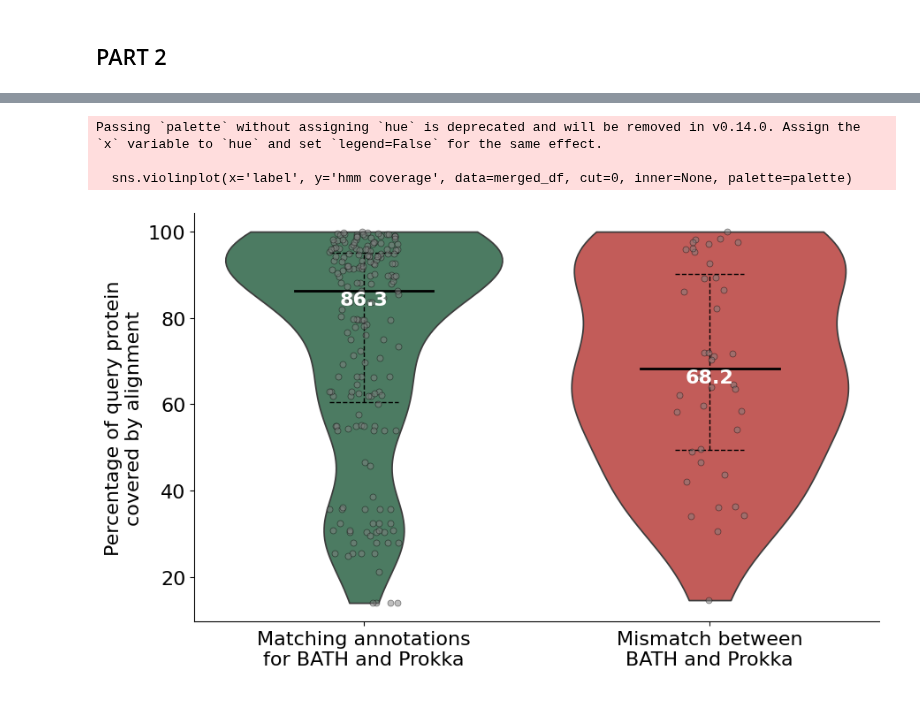
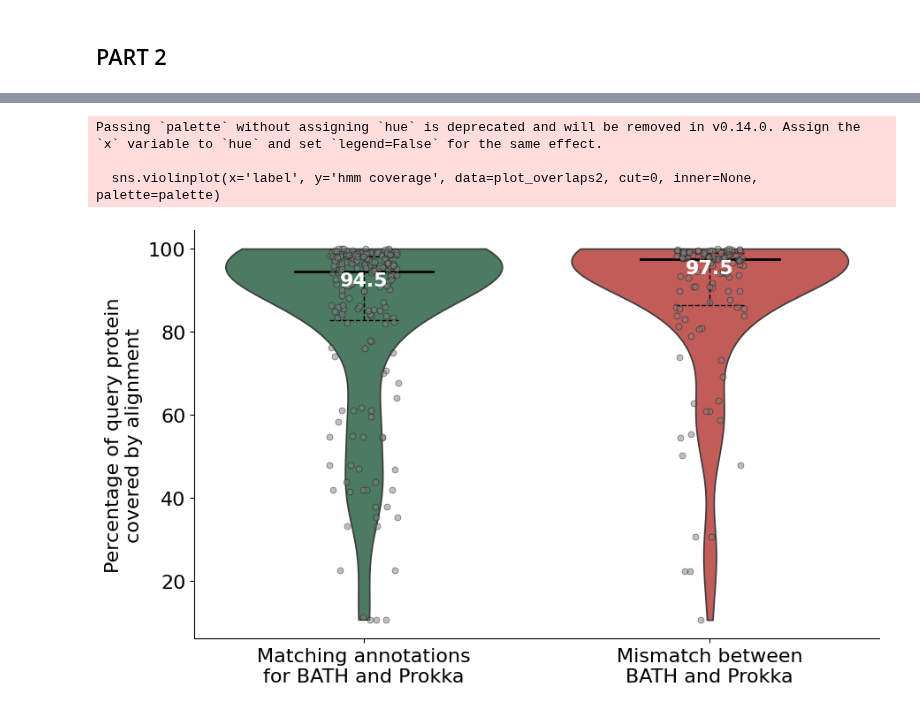
Before and after one commit to NehaSontakk/BATH-Prokka-Comparison, a Jupyter notebook: Coverage_of_query_protein.ipynb, the cells around one changed output, grey strips where cells are left out. Drawn from its saved outputs; the diff is of its cells as text; code cells hidden in the pictures.

```diff
--- a/Coverage_of_query_protein.ipynb
+++ b/Coverage_of_query_protein.ipynb
@@ -107,0 +99,6 @@ dtype: object
+# %%
+# Perform an inner join to merge on common columns
+merged_annotations = pd.merge(annotation_labels_unique, annotation_overlaps_unique, on=merge_cols, how='left')
+
+# Check the shape of the merged dataframe
+print("Merged Annotations Shape after Inner Join:", merged_annotations.shape)
@@ -107,0 +107,3 @@ dtype: object
+# %%
+annotation_overlapsmerged_df = pd.merge(bath_file, merged_annotations, on=['target name', 'query name'], how='left')
+print("Final DataFrame Shape:", annotation_overlapsmerged_df.shape)
@@ -111,3 +115,31 @@ annotation_overlapsmerged_df['hmm coverage'] = (annotation_overlapsmerged_df['hm
 annotation_overlapsmerged_df['start nearness'] = (annotation_overlapsmerged_df['hmm from']-1)/annotation_overlapsmerged_df['hmm len'] * 100
 # %%
 plot_overlaps = annotation_overlapsmerged_df.dropna(subset=['hmm coverage'])
+# %%
+x_columns = [col for col in plot_overlaps.columns if col.endswith('_x')]
+y_columns = [col.replace('_x', '_y') for col in x_columns]
+
+# Initialize a dictionary to store the columns we want to keep
+columns_to_keep = {}
+
+# Compare each pair of columns with `_x` and `_y` suffixes
+for x_col, y_col in zip(x_columns, y_columns):
+    # Calculate the number of NaNs in each column
+    x_nans = plot_overlaps[x_col].isna().sum()
+    y_nans = plot_overlaps[y_col].isna().sum()
+
+    # Keep the column with fewer NaNs
+    if x_nans <= y_nans:
+        columns_to_keep[x_col] = x_col.replace('_x', '')  # Rename to remove `_x`
+    else:
+        columns_to_keep[y_col] = y_col.replace('_y', '')  # Rename to remove `_y`
+
+# Drop the columns we don't want to keep
+plot_overlaps = plot_overlaps.drop(columns=set(x_columns + y_columns) - set(columns_to_keep.keys()))
+
+# Rename the kept columns to remove `_x` or `_y`
+plot_overlaps.rename(columns=columns_to_keep, inplace=True)
+
+# Check the cleaned dataframe
+print("Final DataFrame Shape after cleaning:", plot_overlaps.shape)
+print(plot_overlaps.head())
@@ -318,44 +385,44 @@ plt.show()
 plt.figure(figsize=(10, 6))
 
 # Create a violin plot
-sns.violinplot(x='label', y='hmm coverage', data=merged_df, cut=0, inner=None, palette=palette)
+sns.violinplot(x='label', y='hmm coverage', data=plot_overlaps2, cut=0, inner=None, palette=palette)
 
 # Add a strip plot on top of the violin plot
-sns.stripplot(x='label', y='hmm coverage', data=merged_df, edgecolor='black', linewidth=0.5, color='grey', alpha=0.5)
+sns.stripplot(x='label', y='hmm coverage', data=plot_overlaps2, edgecolor='black', linewidth=0.5, color='grey', alpha=0.5)
 
 # Customize the x-axis labels
 plt.xticks(rotation=0, ha='center')
 
 # Calculate and annotate the median and quartile values
-for idx, label in enumerate(merged_df['label'].unique()):
-    label_data = merged_df[merged_df['label'] == label]['hmm coverage']
+for idx, label in enumerate(plot_overlaps2['label'].unique()):
+    label_data = plot_overlaps2[plot_overlaps2['label'] == label]['hmm coverage']
     median = label_data.median()
     q1 = label_data.quantile(0.25)
     q3 = label_data.quantile(0.75)
 
     plt.text(idx, median, f'{median:.1f}', ha='center', va='top', color='white', fontweight='bold')
     plt.plot([idx-0.2, idx+0.2], [median, median], color='black', lw=2)
     plt.plot([idx-0.1, idx+0.1], [q1, q1], color='black', lw=1, linestyle='--')
     plt.plot([idx-0.1, idx+0.1], [q3, q3], color='black', lw=1, linestyle='--')
     plt.plot([idx, idx], [q1, q3], color='black', lw=1, linestyle='--')
 
 # Customize the plot appearance
 ax = plt.gca()
 ax.spines['top'].set_visible(False)
 ax.spines['right'].set_visible(False)
 ax.spines['bottom'].set_visible(True)
 ax.spines['left'].set_visible(True)
 
 # Add title and labels
 #plt.title('Percentage of Query HMM covered in BATH and Prokka aligned annotations')
 plt.xlabel('')
 plt.ylabel('Percentage of query protein\ncovered by alignment')
 plt.savefig("Fig5C_query_coverage.svg", dpi=300, transparent=True, bbox_inches='tight')
 plt.show()
 # %% [output]
 Passing `palette` without assigning `hue` is deprecated and will be removed in v0.14.0. Assign the `x` variable to `hue` and set `legend=False` for the same effect.
 
-  sns.violinplot(x='label', y='hmm coverage', data=merged_df, cut=0, inner=None, palette=palette)
+  sns.violinplot(x='label', y='hmm coverage', data=plot_overlaps2, cut=0, inner=None, palette=palette)
-[figure, old version]
+[figure, new version]
 # %%
 plt.figure(figsize=(10, 6))
```
Also changed, not shown: parts of 17 cells of this notebook.
